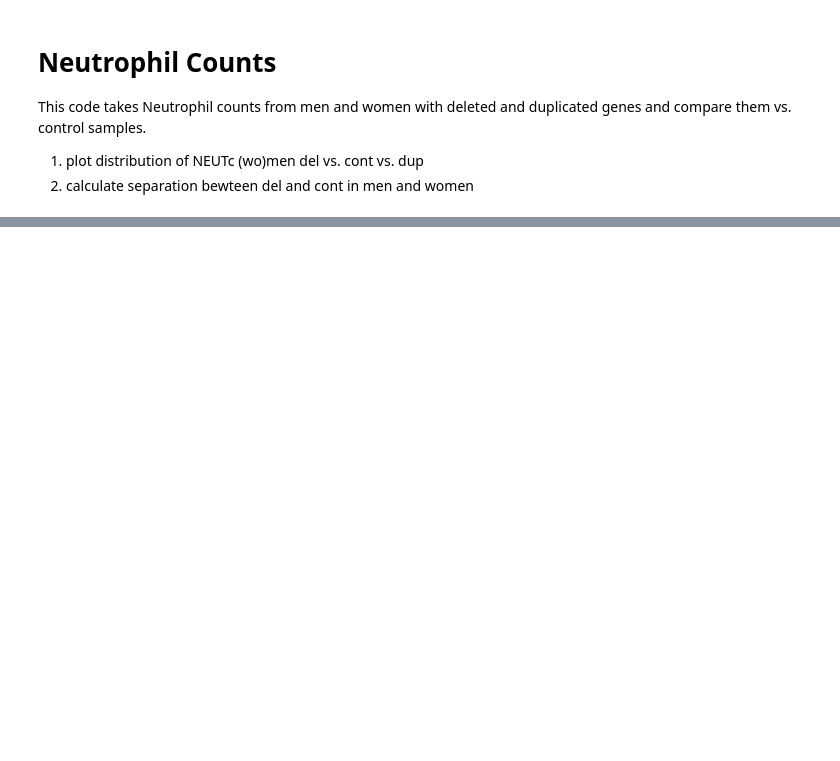
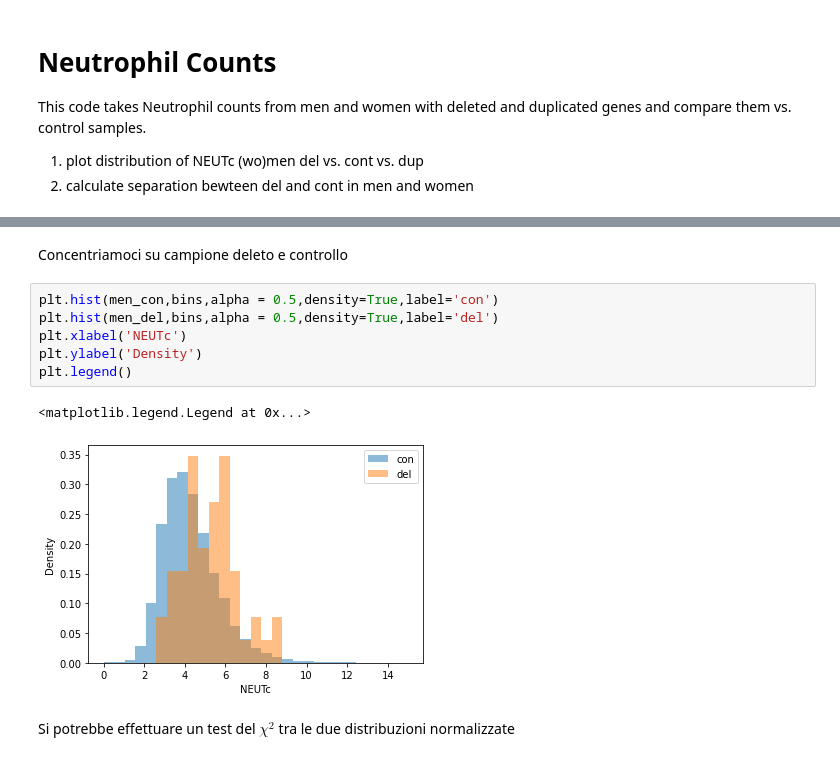
Before and after one commit to cpviolation/myjupyternb, a Jupyter notebook: Genetics/NeutrophilCounts.ipynb, the cells around one changed output, grey strips where cells are left out. Cells and saved outputs as stored; diff of their text form; blank space fills up the shorter version.

```diff
--- a/Genetics/NeutrophilCounts.ipynb
+++ b/Genetics/NeutrophilCounts.ipynb
@@ -108,0 +65,13 @@ can['canvas'].Draw()
+# %% [markdown]
+Concentriamoci su campione deleto e controllo
+# %%
+plt.hist(men_con,bins,alpha = 0.5,density=True,label='con')
+plt.hist(men_del,bins,alpha = 0.5,density=True,label='del')
+plt.xlabel('NEUTc')
+plt.ylabel('Density')
+plt.legend()
+# %% [output]
+<matplotlib.legend.Legend at 0x...>
+[figure, added]
+# %% [markdown]
+Si potrebbe effettuare un test del $\chi^2$ tra le due distribuzioni normalizzate
```
Also changed, not shown: parts of 24 cells of this notebook, 1 other file.
